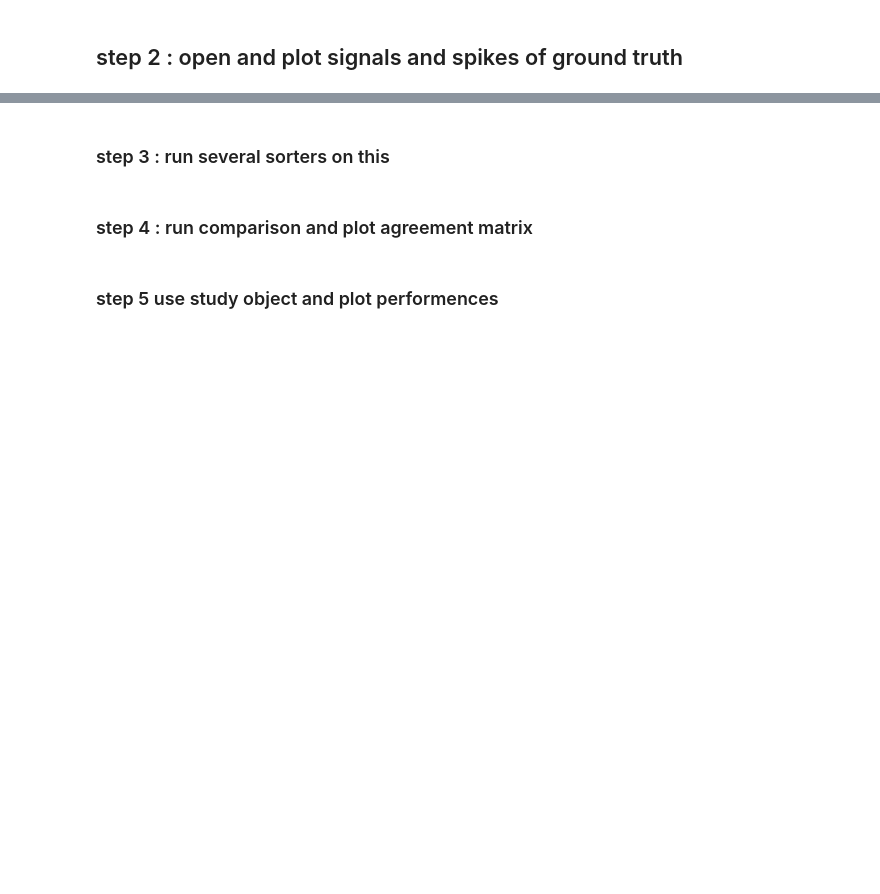
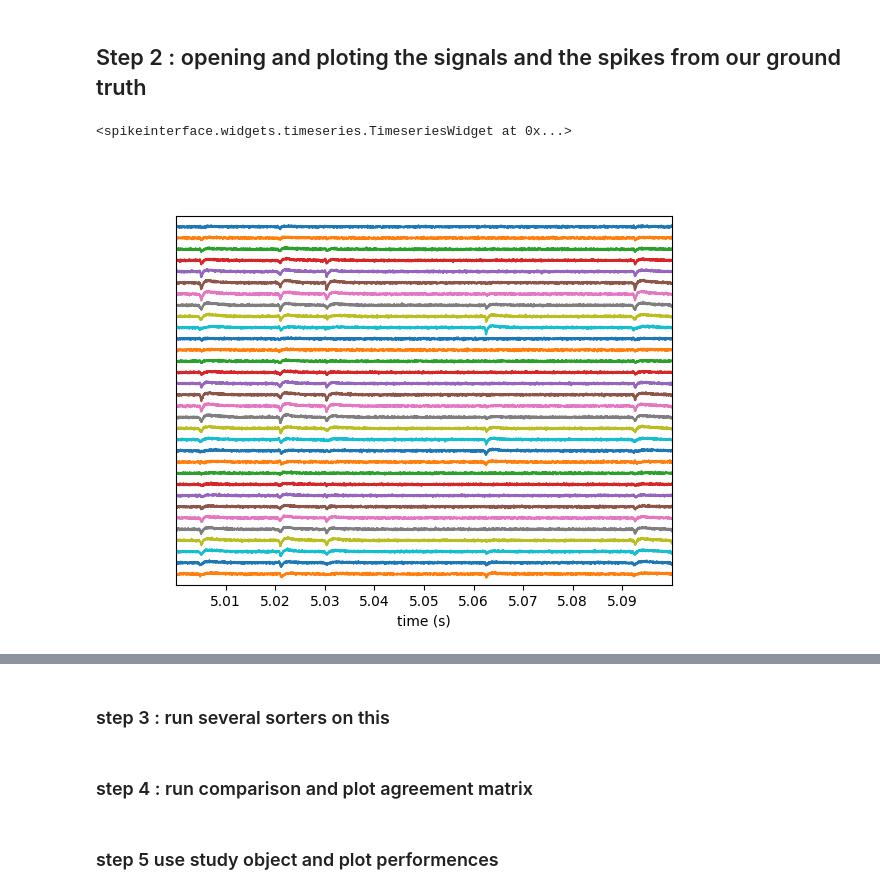
Before and after one commit to samuelgarcia/school_spike_sorting_lyon_2021, a Jupyter notebook: Practice_3_benchmark_some_sorters/practice_3_benchmark_sorters.ipynb, the cells around one changed output, grey strips where cells are left out. Drawn from its saved outputs; the diff is of its cells as text; code cells hidden in the pictures; blank space fills up the shorter version.

```diff
--- a/Practice_3_benchmark_some_sorters/practice_3_benchmark_sorters.ipynb
+++ b/Practice_3_benchmark_some_sorters/practice_3_benchmark_sorters.ipynb
@@ -30,10 +32,10 @@ Here a small code that generate a recording given an already generated "template
 # %%
-basedir = Path('/home/samuel/Bureau/')
+basedir = Path('.')
 template_filename = basedir / 'templates_Neuronexus-32_100.h5'
 
 
-duration = 30*60
-n_cell = 10
-probe = 'Neuronexus-32'
+duration = 30*60 # duration (in s) of the recording
+n_cell = 10 # number of cells we want to create
+probe = 'Neuronexus-32' # probe layout
 recording_filename = basedir / f'recordings_collision_{n_cell}cells_{probe}_{duration:0.0f}s.h5'
 # %%
@@ -95,3 +102,17 @@ Elapsed time:  78.15281399000014
 mr.save_recording_generator(recgen, filename=recording_filename)
 # %% [markdown]
-## step 2 : open and plot signals and spikes of ground truth
+## Step 2 : opening and ploting the signals and the spikes from our ground truth
+# %%
+# We create a mearec object
+mearec_object = mr.load_recordings(recording_filename)
+
+# And use it to load the recording
+rec  = si.MEArecRecordingExtractor(recording_filename)
+
+# and the ground truth sorting
+sorting_gt = si.MEArecSortingExtractor(recording_filename)
+# %%
+si.plot_timeseries(rec, time_range=(5,5.1))
+# %% [output]
+<spikeinterface.widgets.timeseries.TimeseriesWidget at 0x...>
+[figure, added]
```
Also changed, not shown: parts of 11 cells of this notebook.
